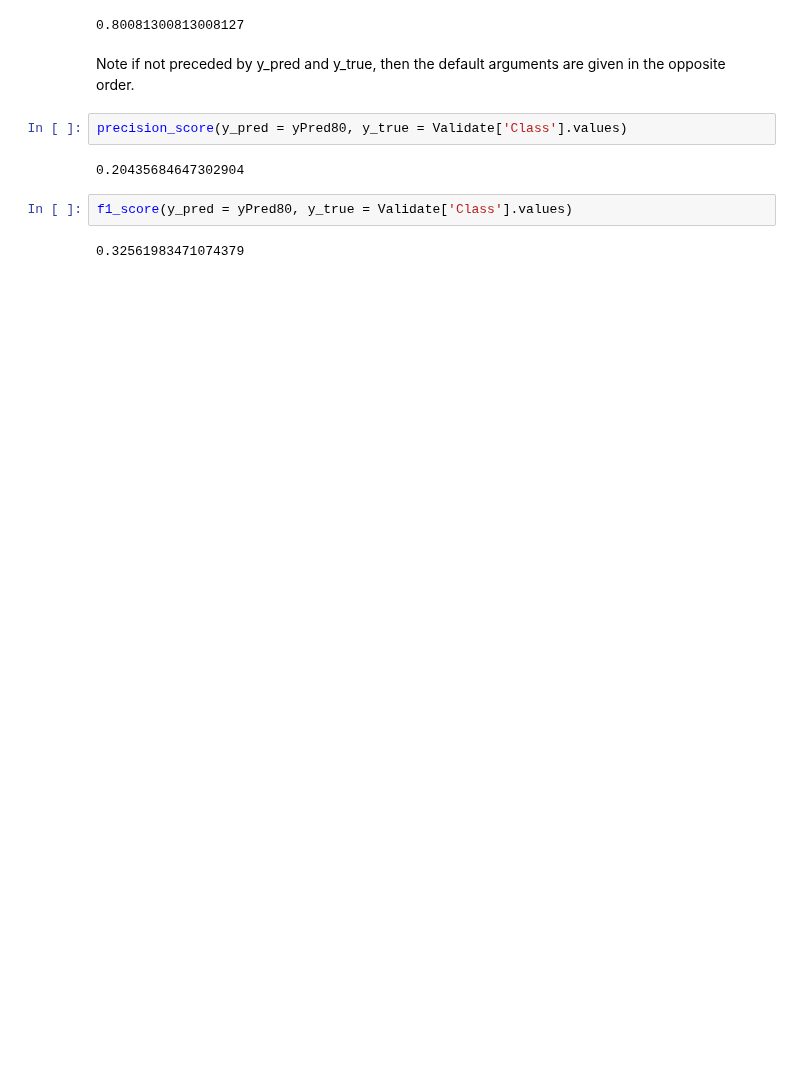
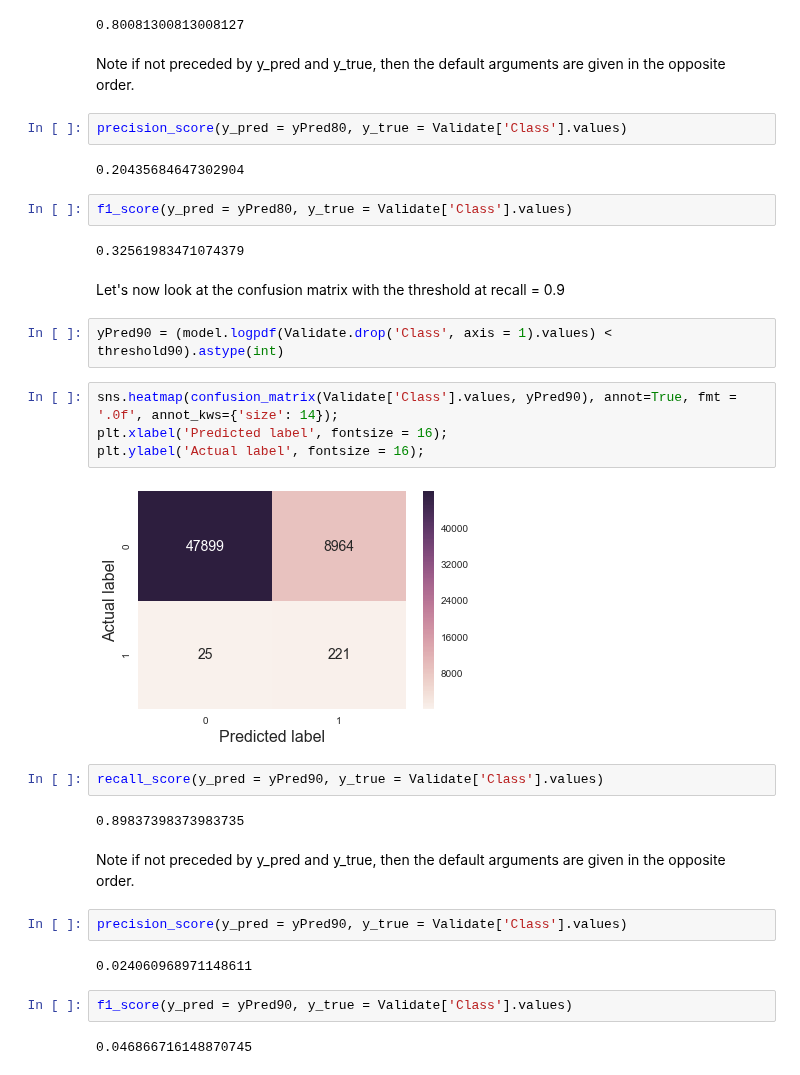
Before and after one commit to sushant2811/CreditCardFraudDetection, a Jupyter notebook: CCFraud-AnomalyDetection.ipynb, the cells around one changed output. Cells and saved outputs as stored; diff of their text form; blank space fills up the shorter version.

Commit message:
Confusion matrix on validation set with threshold at recall = 0.9

```diff
--- a/CCFraud-AnomalyDetection.ipynb
+++ b/CCFraud-AnomalyDetection.ipynb
@@ -449,3 +449,27 @@ precision_score(y_pred = yPred80, y_true = Validate['Class'].values)
 f1_score(y_pred = yPred80, y_true = Validate['Class'].values)
 # %% [output]
 0.32561983471074379
+# %% [markdown]
+Let's now look at the confusion matrix with the threshold at recall = 0.9
+# %%
+yPred90 = (model.logpdf(Validate.drop('Class', axis = 1).values) < threshold90).astype(int)
+# %%
+sns.heatmap(confusion_matrix(Validate['Class'].values, yPred90), annot=True, fmt = '.0f', annot_kws={'size': 14});
+plt.xlabel('Predicted label', fontsize = 16);
+plt.ylabel('Actual label', fontsize = 16);
+# %% [output]
+[figure, added]
+# %%
+recall_score(y_pred = yPred90, y_true = Validate['Class'].values)
+# %% [output]
+0.89837398373983735
+# %% [markdown]
+Note if not preceded by y_pred and y_true, then the default arguments are given in the opposite order.
+# %%
+precision_score(y_pred = yPred90, y_true = Validate['Class'].values)
+# %% [output]
+0.024060968971148611
+# %%
+f1_score(y_pred = yPred90, y_true = Validate['Class'].values)
+# %% [output]
+0.046866716148870745
```
